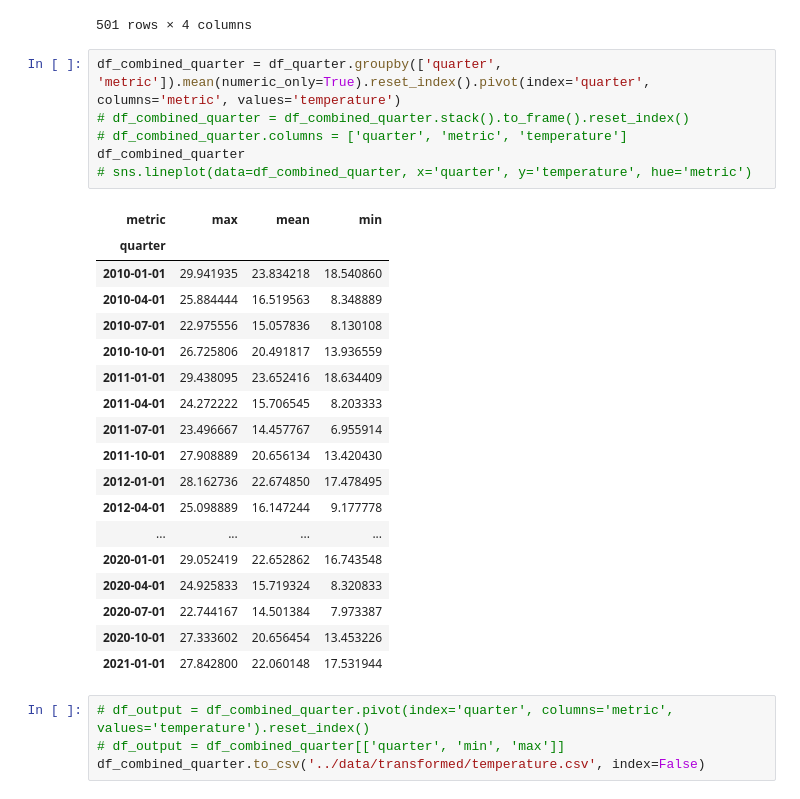
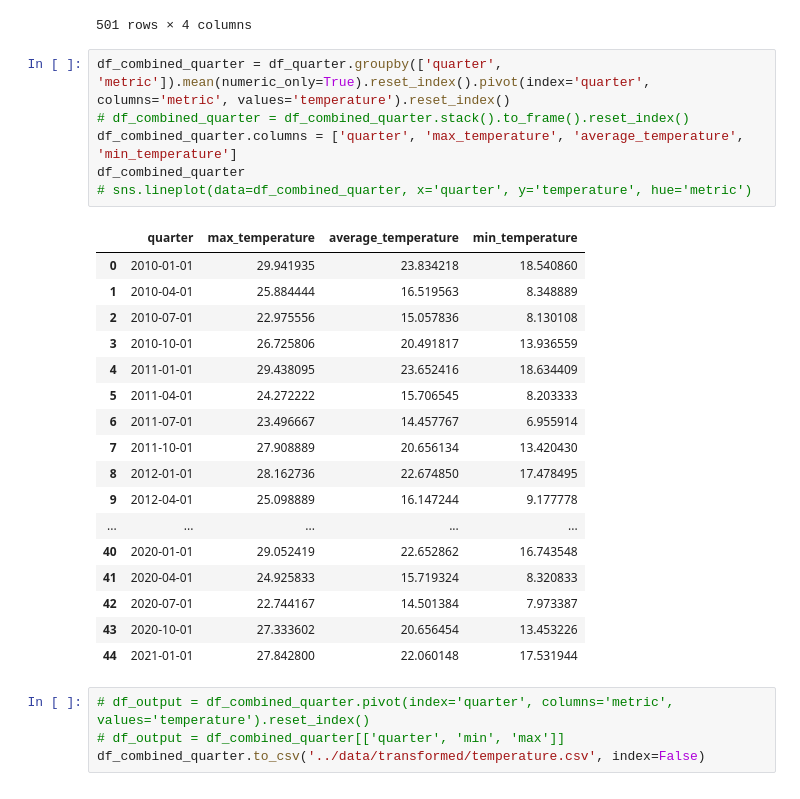
Before and after one commit to z5113296/ZZSC9020-Group-M, a Jupyter notebook: data_discovery/Temperature.ipynb, the cells around one changed output. Cells and saved outputs as stored; diff of their text form.

Commit message:
Fixed temperature data - added quarter column and renamed columns.

```diff
--- a/data_discovery/Temperature.ipynb
+++ b/data_discovery/Temperature.ipynb
@@ -162,30 +162,29 @@ df_quarter
 | 500 | Melbourne (Olympic Park) | 2021-01-01 | max | 24.870968 |
 501 rows × 4 columns
 # %%
-df_combined_quarter = df_quarter.groupby(['quarter', 'metric']).mean(numeric_only=True).reset_index().pivot(index='quarter', columns='metric', values='temperature')
+df_combined_quarter = df_quarter.groupby(['quarter', 'metric']).mean(numeric_only=True).reset_index().pivot(index='quarter', columns='metric', values='temperature').reset_index()
 # df_combined_quarter = df_combined_quarter.stack().to_frame().reset_index()
-# df_combined_quarter.columns = ['quarter', 'metric', 'temperature']
+df_combined_quarter.columns = ['quarter', 'max_temperature', 'average_temperature', 'min_temperature']
 df_combined_quarter
 # sns.lineplot(data=df_combined_quarter, x='quarter', y='temperature', hue='metric')
 # %% [output]
-| metric | max | mean | min |
-| quarter |  |  |  |
-| 2010-01-01 | 29.941935 | 23.834218 | 18.540860 |
-| 2010-04-01 | 25.884444 | 16.519563 | 8.348889 |
-| 2010-07-01 | 22.975556 | 15.057836 | 8.130108 |
-| 2010-10-01 | 26.725806 | 20.491817 | 13.936559 |
-| 2011-01-01 | 29.438095 | 23.652416 | 18.634409 |
-| 2011-04-01 | 24.272222 | 15.706545 | 8.203333 |
-| 2011-07-01 | 23.496667 | 14.457767 | 6.955914 |
-| 2011-10-01 | 27.908889 | 20.656134 | 13.420430 |
-| 2012-01-01 | 28.162736 | 22.674850 | 17.478495 |
-| 2012-04-01 | 25.098889 | 16.147244 | 9.177778 |
-| ... | ... | ... | ... |
-| 2020-01-01 | 29.052419 | 22.652862 | 16.743548 |
-| 2020-04-01 | 24.925833 | 15.719324 | 8.320833 |
-| 2020-07-01 | 22.744167 | 14.501384 | 7.973387 |
-| 2020-10-01 | 27.333602 | 20.656454 | 13.453226 |
-| 2021-01-01 | 27.842800 | 22.060148 | 17.531944 |
+|  | quarter | max_temperature | average_temperature | min_temperature |
+| 0 | 2010-01-01 | 29.941935 | 23.834218 | 18.540860 |
+| 1 | 2010-04-01 | 25.884444 | 16.519563 | 8.348889 |
+| 2 | 2010-07-01 | 22.975556 | 15.057836 | 8.130108 |
+| 3 | 2010-10-01 | 26.725806 | 20.491817 | 13.936559 |
+| 4 | 2011-01-01 | 29.438095 | 23.652416 | 18.634409 |
+| 5 | 2011-04-01 | 24.272222 | 15.706545 | 8.203333 |
+| 6 | 2011-07-01 | 23.496667 | 14.457767 | 6.955914 |
+| 7 | 2011-10-01 | 27.908889 | 20.656134 | 13.420430 |
+| 8 | 2012-01-01 | 28.162736 | 22.674850 | 17.478495 |
+| 9 | 2012-04-01 | 25.098889 | 16.147244 | 9.177778 |
+| ... | ... | ... | ... | ... |
+| 40 | 2020-01-01 | 29.052419 | 22.652862 | 16.743548 |
+| 41 | 2020-04-01 | 24.925833 | 15.719324 | 8.320833 |
+| 42 | 2020-07-01 | 22.744167 | 14.501384 | 7.973387 |
+| 43 | 2020-10-01 | 27.333602 | 20.656454 | 13.453226 |
+| 44 | 2021-01-01 | 27.842800 | 22.060148 | 17.531944 |
 # %%
 # df_output = df_combined_quarter.pivot(index='quarter', columns='metric', values='temperature').reset_index()
 # df_output = df_combined_quarter[['quarter', 'min', 'max']]
```
Also changed, not shown: 1 other file.
